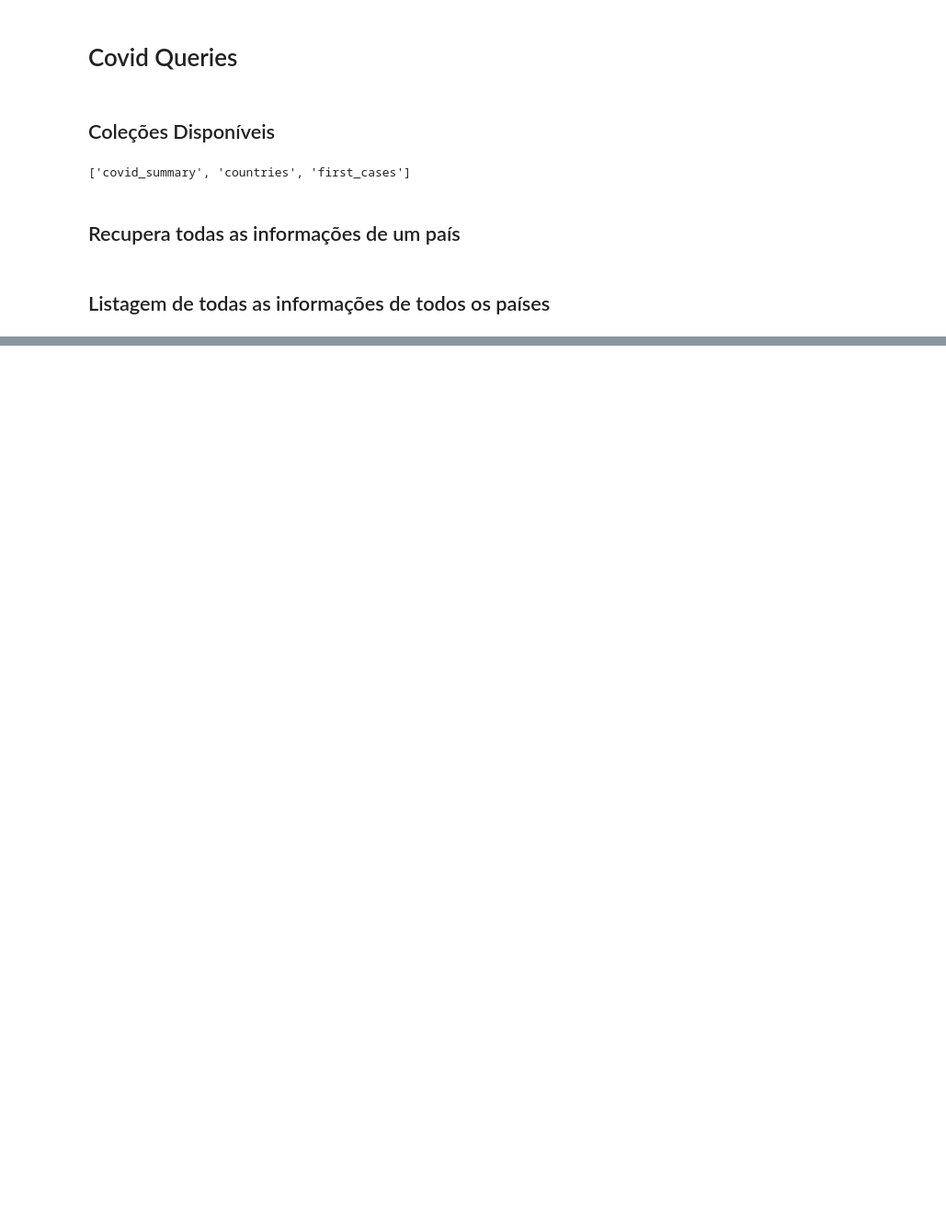
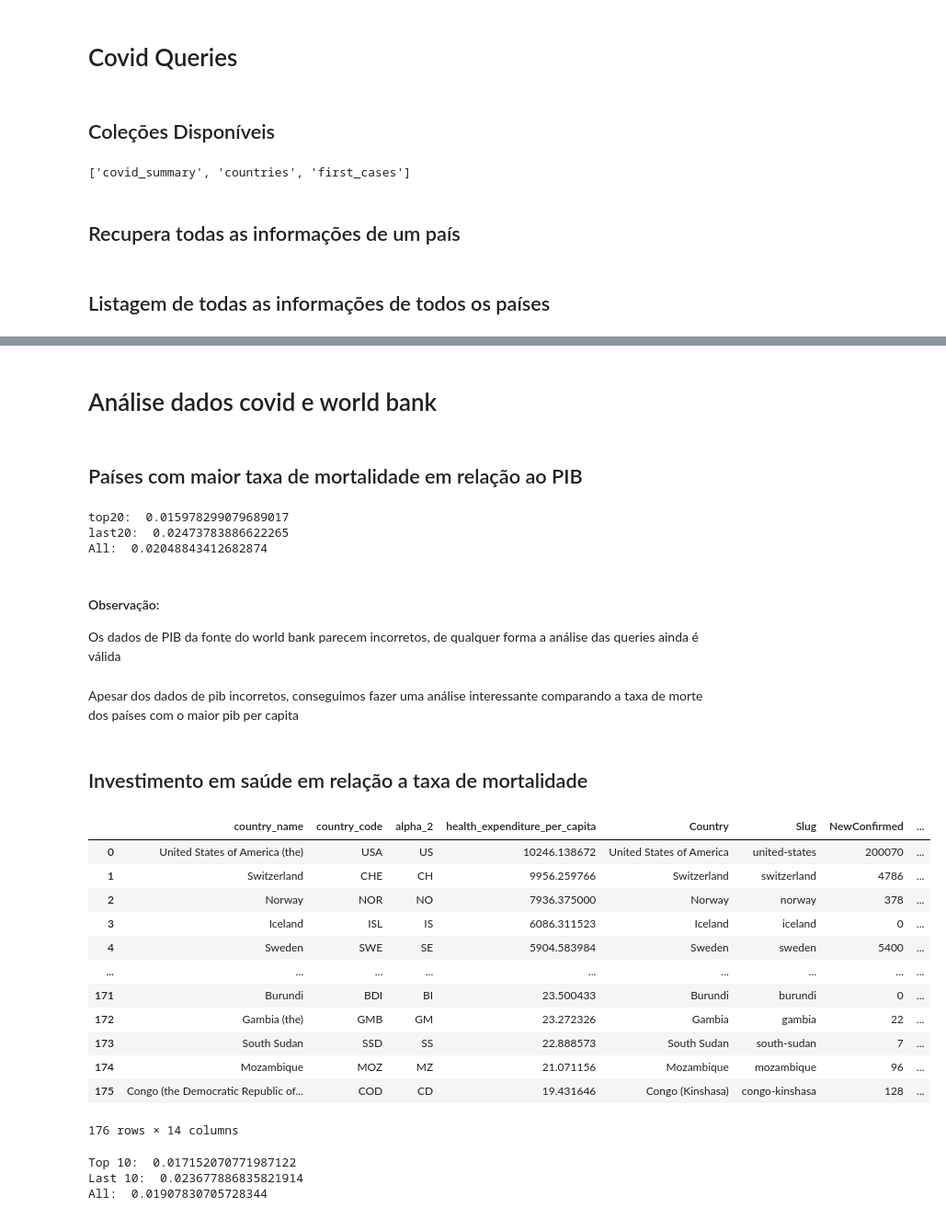
Before and after one commit to leolivrare/MC356-PoltronaDeDados, a Jupyter notebook: stage05/notebooks/WordBank_queries.ipynb, the cells around one changed output, grey strips where cells are left out. Shown at 92% size. Cells and saved outputs as stored; diff of their text form; code cells hidden in the pictures; blank space fills up the shorter version.

```diff
--- a/stage05/notebooks/WordBank_queries.ipynb
+++ b/stage05/notebooks/WordBank_queries.ipynb
@@ -305,0 +493,4 @@ all_countries_covid
+# %% [markdown]
+# Análise dados covid e world bank
+# %% [markdown]
+## Países com maior taxa de mortalidade em relação ao PIB
@@ -305,0 +503,33 @@ all_countries_covid
+# %%
+print("top20: ", top20_pib_death_ratio)
+print("last20: ", last20_pib_death_ratio)
+print("All: ", death_ratio)
+# %% [output]
+top20:  0.015978299079689017
+last20:  0.02473783886622265
+All:  0.02048843412682874
+# %% [markdown]
+#### Observação:
+Os dados de PIB da fonte do world bank parecem incorretos, de qualquer forma a análise das queries ainda é válida
+# %% [markdown]
+Apesar dos dados de pib incorretos, conseguimos fazer uma análise interessante comparando a taxa de morte dos países com o maior pib per capita
+# %% [markdown]
+## Investimento em saúde em relação a taxa de mortalidade
+# %%
+df_covid_ratio_health = df_health_expenditure_per_capita.merge(df_covid_ratio, how="inner", on="alpha_2")
+# %%
+df_covid_ratio_health
+# %% [output]
+|  | country_name | country_code | alpha_2 | health_expenditure_per_capita | Country | Slug | NewConfirmed | ... |
+| 0 | United States of America (the) | USA | US | 10246.138672 | United States of America | united-states | 200070 | ... |
+| 1 | Switzerland | CHE | CH | 9956.259766 | Switzerland | switzerland | 4786 | ... |
+| 2 | Norway | NOR | NO | 7936.375000 | Norway | norway | 378 | ... |
+| 3 | Iceland | ISL | IS | 6086.311523 | Iceland | iceland | 0 | ... |
+| 4 | Sweden | SWE | SE | 5904.583984 | Sweden | sweden | 5400 | ... |
+| ... | ... | ... | ... | ... | ... | ... | ... | ... |
+| 171 | Burundi | BDI | BI | 23.500433 | Burundi | burundi | 0 | ... |
+| 172 | Gambia (the) | GMB | GM | 23.272326 | Gambia | gambia | 22 | ... |
+| 173 | South Sudan | SSD | SS | 22.888573 | South Sudan | south-sudan | 7 | ... |
+| 174 | Mozambique | MOZ | MZ | 21.071156 | Mozambique | mozambique | 96 | ... |
+| 175 | Congo (the Democratic Republic of... | COD | CD | 19.431646 | Congo (Kinshasa) | congo-kinshasa | 128 | ... |
+176 rows × 14 columns
@@ -305,0 +540,8 @@ all_countries_covid
+# %%
+print("Top 10: ", top10_health_death_ratio)
+print("Last 10: ", last10_health_death_ratio)
+print("All: ", health_death_ratio)
+# %% [output]
+Top 10:  0.017152070771987122
+Last 10:  0.023677886835821914
+All:  0.01907830705728344
```
Also changed, not shown: parts of 27 cells of this notebook.
